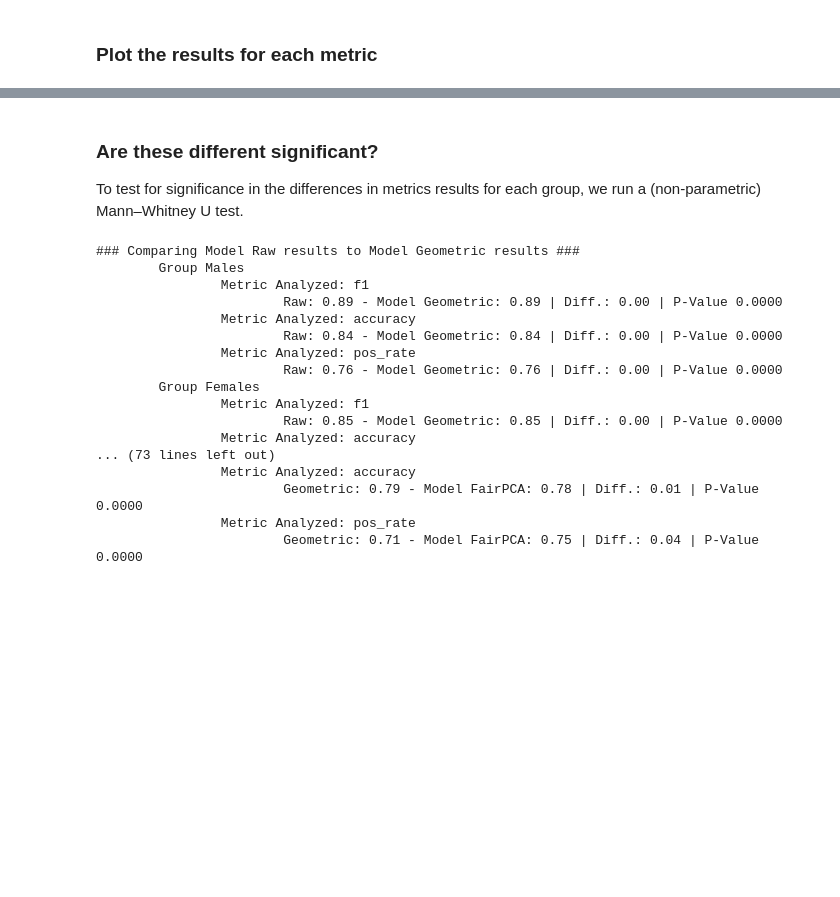
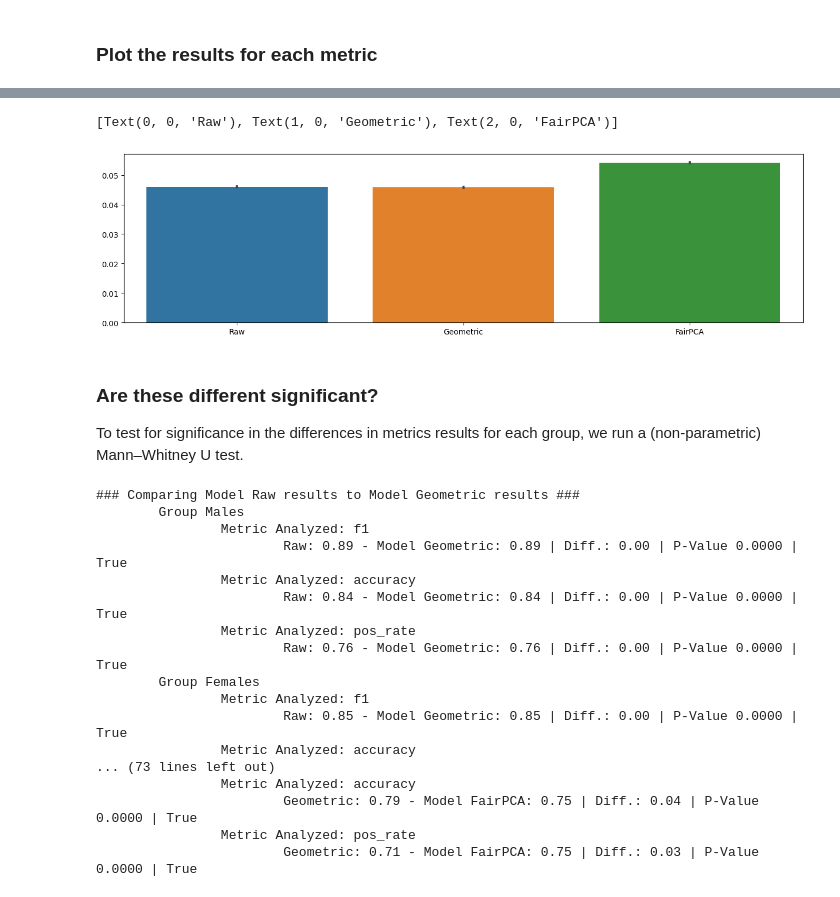
Before and after one commit to veronhoxha/debiasing-data-and-fairer-models, a Jupyter notebook: Notebook.ipynb, the cells around one changed output, grey strips where cells are left out. Saved outputs shown, nothing was run; the diff lists cells and outputs as text; code cells hidden in the pictures; blank space fills up the shorter version.

```diff
--- a/Notebook.ipynb
+++ b/Notebook.ipynb
@@ -607,6 +626,0 @@ all_results.to_csv("all_results.csv", index=False)
-# %%
-for metric in ["f1", "accuracy", "pos_rate"]:
-
-    fig, ax = plt.subplots(figsize=(16,4))
-
-    sns.barplot(data=all_results.explode(metric), x="Group", y=metric, hue="Model", palette="dark")
@@ -617,7 +627,36 @@ for metric in ["f1", "accuracy", "pos_rate"]:
+# %%
+differences_models = {}
+
+for metric in ["f1", "pos_rate"]:
+
+    differences_models[metric] = {}
+
+    for cat in [("Males", "Females"), ("Whites", "African-Americans")]:
+
+        differences_models[metric][f"{cat[0]} vs {cat[1]}"] = {}
+
+        for model in ["Raw", "Geometric", "FairPCA"]:
+
+            c1 = all_results.loc[(all_results.Group == cat[0]) & (all_results.Model == model), metric].explode(metric)
+            c2 = all_results.loc[(all_results.Group == cat[1]) & (all_results.Model == model), metric].explode(metric)
+            diff = c1-c2
+            differences_models[metric][f"{cat[0]} vs {cat[1]}"][model] = diff.values
+
+fig, ax = plt.subplots(figsize=(16,4))
+_ = pd.DataFrame(differences_models["f1"]).reset_index()
+sns.barplot(data=_.iloc[:, 1])
+ax.set_xticklabels(_.iloc[:, 0])
+# %% [output]
+[Text(0, 0, 'Raw'), Text(1, 0, 'Geometric'), Text(2, 0, 'FairPCA')]
+[figure, added]
 # %% [markdown]
 ### Are these different significant?
 To test for significance in the differences in metrics results for each group, we run a (non-parametric) Mann–Whitney U test.
 # %%
+# Bonferroni corrected alpha
+# Comparisons 3 models x 4 groups x 3 metrics
+bon_alpha = 0.05 / (3 * 4 * 3)
+
 for m1 in range(len(models)):
     for m2 in range(m1+1, len(models)):
         mod1_k = list(models.keys())[m1]
@@ -631,23 +670,23 @@ for m1 in range(len(models)):
                 diff = abs(np.mean(mod1.loc[g, metric]) - np.mean(mod2.loc[g, metric]))
                 p = mannwhitneyu(mod1.loc[g, metric], mod2.loc[g, metric])[1]
                 print(f"\t\tMetric Analyzed: {metric}")
-                print(f"\t\t\t{mod1_k}: {np.mean(mod1.loc[g, metric]):.2f} - Model {mod2_k}: {np.mean(mod2.loc[g, metric]):.2f} | Diff.: {diff:.2f} | P-Value {p:.4f}")
+                print(f"\t\t\t{mod1_k}: {np.mean(mod1.loc[g, metric]):.2f} - Model {mod2_k}: {np.mean(mod2.loc[g, metric]):.2f} | Diff.: {diff:.2f} | P-Value {p:.4f} | {p < bon_alpha}")
         print()
 # %% [output]
 ### Comparing Model Raw results to Model Geometric results ###
         Group Males
                 Metric Analyzed: f1
-                        Raw: 0.89 - Model Geometric: 0.89 | Diff.: 0.00 | P-Value 0.0000
+                        Raw: 0.89 - Model Geometric: 0.89 | Diff.: 0.00 | P-Value 0.0000 | True
                 Metric Analyzed: accuracy
-                        Raw: 0.84 - Model Geometric: 0.84 | Diff.: 0.00 | P-Value 0.0000
+                        Raw: 0.84 - Model Geometric: 0.84 | Diff.: 0.00 | P-Value 0.0000 | True
                 Metric Analyzed: pos_rate
-                        Raw: 0.76 - Model Geometric: 0.76 | Diff.: 0.00 | P-Value 0.0000
+                        Raw: 0.76 - Model Geometric: 0.76 | Diff.: 0.00 | P-Value 0.0000 | True
         Group Females
                 Metric Analyzed: f1
-                        Raw: 0.85 - Model Geometric: 0.85 | Diff.: 0.00 | P-Value 0.0000
+                        Raw: 0.85 - Model Geometric: 0.85 | Diff.: 0.00 | P-Value 0.0000 | True
                 Metric Analyzed: accuracy
 ... (73 lines left out)
                 Metric Analyzed: accuracy
-                        Geometric: 0.79 - Model FairPCA: 0.78 | Diff.: 0.01 | P-Value 0.0000
+                        Geometric: 0.79 - Model FairPCA: 0.75 | Diff.: 0.04 | P-Value 0.0000 | True
                 Metric Analyzed: pos_rate
-                        Geometric: 0.71 - Model FairPCA: 0.75 | Diff.: 0.04 | P-Value 0.0000
+                        Geometric: 0.71 - Model FairPCA: 0.75 | Diff.: 0.03 | P-Value 0.0000 | True
```
Also changed, not shown: parts of 12 cells of this notebook.
